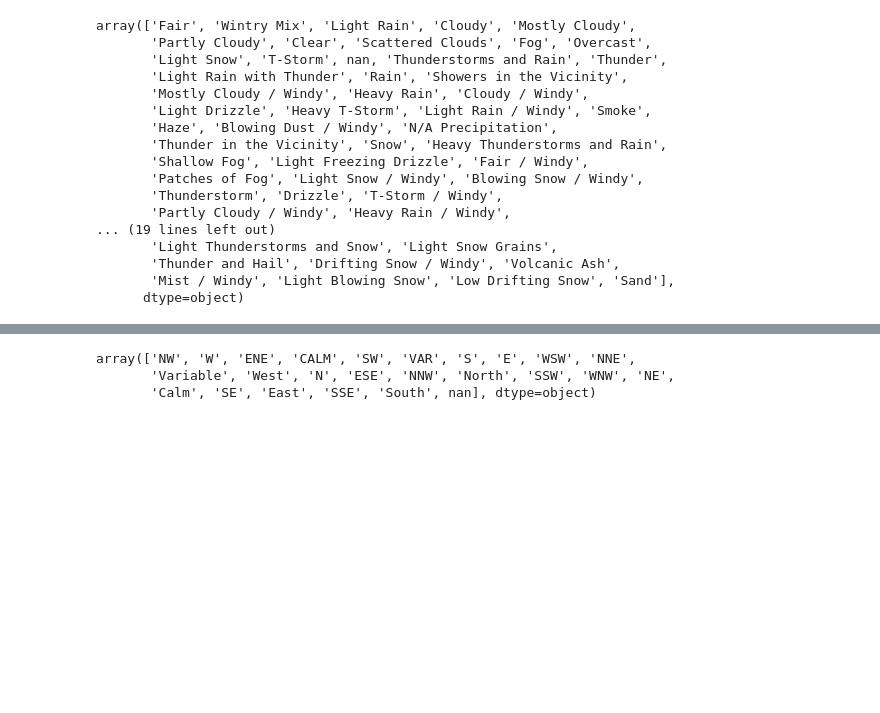
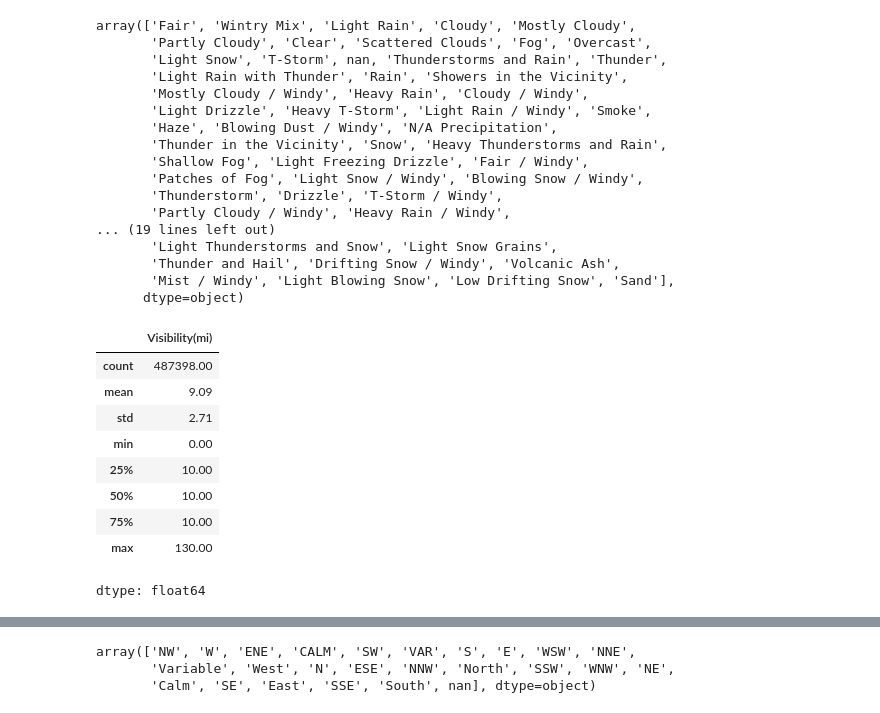
Before and after one commit to sgterrado/Need4Data-Blue-Bumper-Cars, a Jupyter notebook: Need4Data_DataClean.ipynb, the cells around one changed output, grey strips where cells are left out. Cells and saved outputs as stored; diff of their text form; code cells hidden in the pictures; blank space fills up the shorter version.

```diff
--- a/Need4Data_DataClean.ipynb
+++ b/Need4Data_DataClean.ipynb
@@ -236,3 +261,16 @@ array(['Fair', 'Wintry Mix', 'Light Rain', 'Cloudy', 'Mostly Cloudy',
        'Thunder and Hail', 'Drifting Snow / Windy', 'Volcanic Ash',
        'Mist / Windy', 'Light Blowing Snow', 'Low Drifting Snow', 'Sand'],
       dtype=object)
+# %%
+df['Visibility(mi)'].describe()
+# %% [output]
+|  | Visibility(mi) |
+| count | 487398.00 |
+| mean | 9.09 |
+| std | 2.71 |
+| min | 0.00 |
+| 25% | 10.00 |
+| 50% | 10.00 |
+| 75% | 10.00 |
+| max | 130.00 |
+dtype: float64
```
Also changed, not shown: parts of 21 cells of this notebook.
